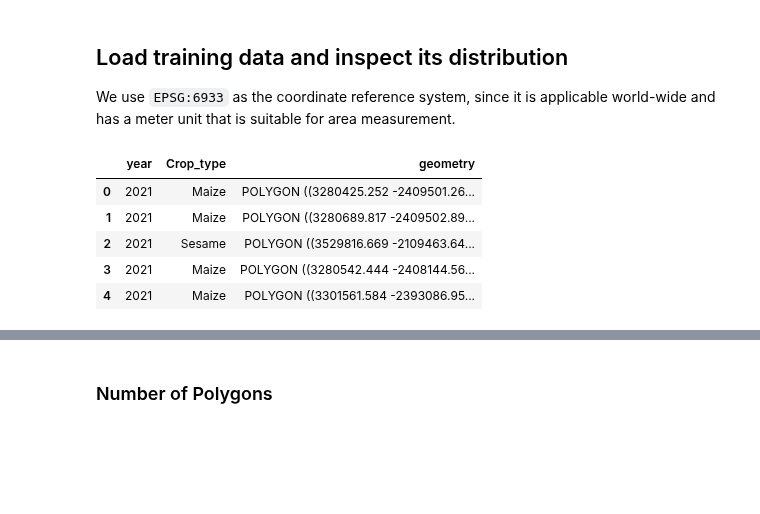
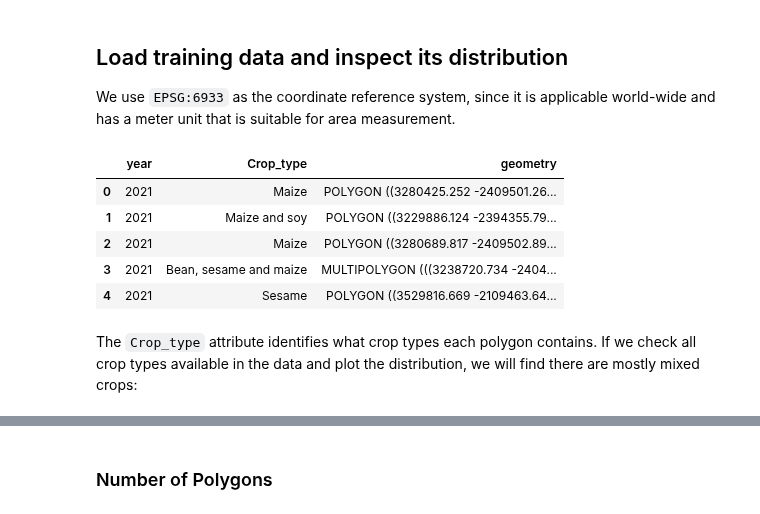
Before and after one commit to digitalearthafrica/FAO_crop_type, a Jupyter notebook: 1_Training_data_inspection.ipynb, the cells around one changed output, grey strips where cells are left out. Cells and saved outputs as stored; diff of their text form; code cells hidden in the pictures; blank space fills up the shorter version.

Commit message:
added raw training data update notebook formatting data

```diff
--- a/1_Training_data_inspection.ipynb
+++ b/1_Training_data_inspection.ipynb
@@ -81,17 +81,19 @@ if not os.path.exists(output_folder):
     os.makedirs(output_folder)
 # %%
 # Point to crop type training data
-path= os.path.join(input_folder,"Cash_crop_type_subset_single_crops_merged.shp")
+path= os.path.join(input_folder,"Cash_crop_type.shp")
 
 # Load input data and project
-single_crops_subset = gpd.read_file(path).to_crs(output_crs)
+crop_types= gpd.read_file(path).to_crs(output_crs)
 # %%
 # Print first few rows of the dataset
-single_crops_subset.head()
+crop_types.head()
 # %% [output]
 |  | year | Crop_type | geometry |
 | 0 | 2021 | Maize | POLYGON ((3280425.252 -2409501.26... |
-| 1 | 2021 | Maize | POLYGON ((3280689.817 -2409502.89... |
-| 2 | 2021 | Sesame | POLYGON ((3529816.669 -2109463.64... |
-| 3 | 2021 | Maize | POLYGON ((3280542.444 -2408144.56... |
-| 4 | 2021 | Maize | POLYGON ((3301561.584 -2393086.95... |
+| 1 | 2021 | Maize and soy | POLYGON ((3229886.124 -2394355.79... |
+| 2 | 2021 | Maize | POLYGON ((3280689.817 -2409502.89... |
+| 3 | 2021 | Bean, sesame and maize | MULTIPOLYGON (((3238720.734 -2404... |
+| 4 | 2021 | Sesame | POLYGON ((3529816.669 -2109463.64... |
+# %% [markdown]
+The `Crop_type` attribute identifies what crop types each polygon contains. If we check all crop types available in the data and plot the distribution, we will find there are mostly mixed crops:
```
Also changed, not shown: parts of 7 cells of this notebook, 4 other files.
